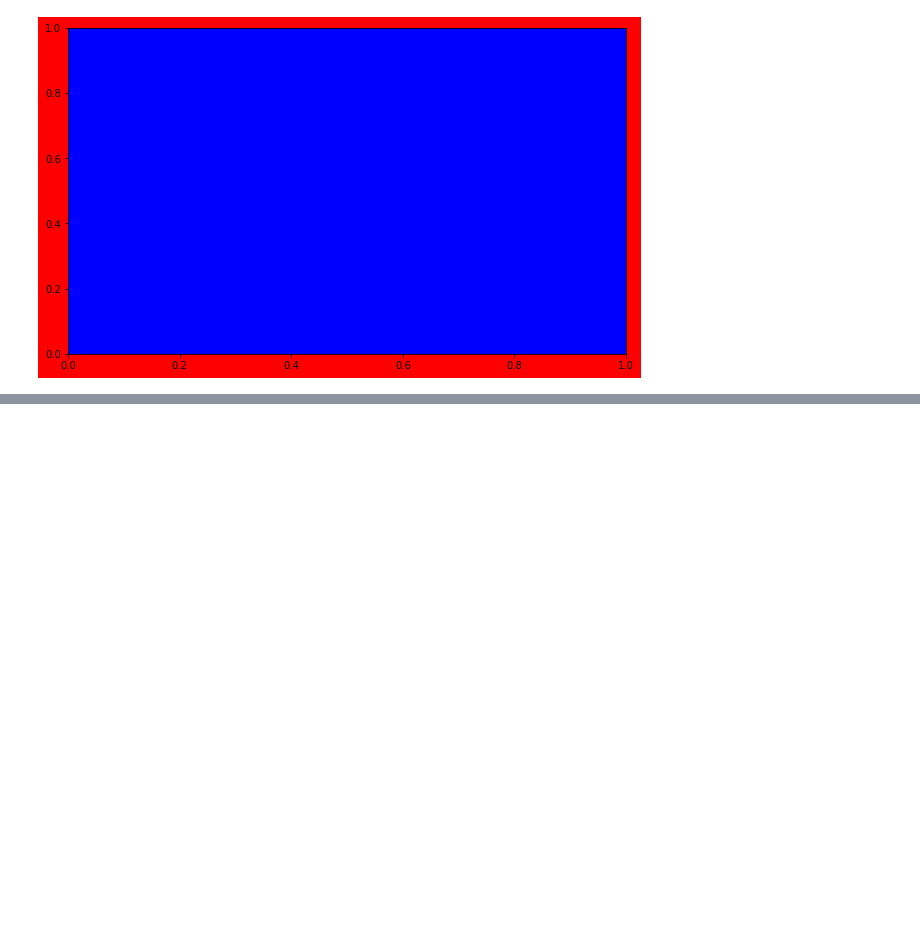
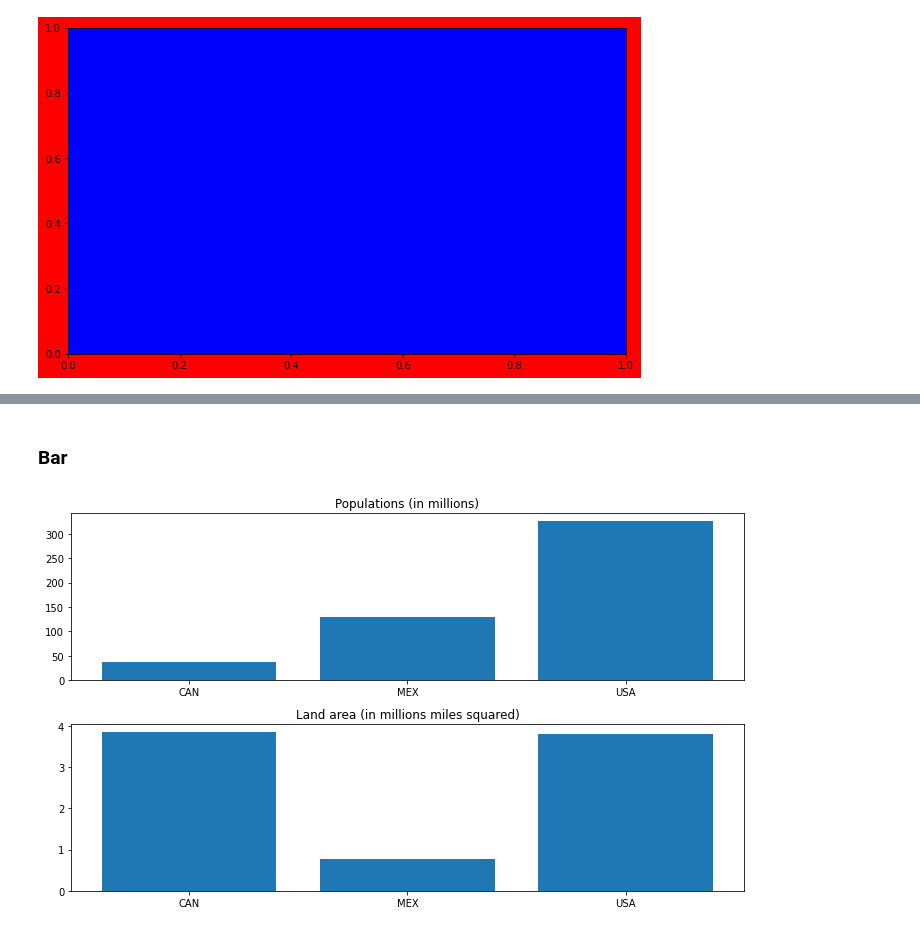
Before and after one commit to amoreira2/Lectures, a Jupyter notebook: chapters/scientific/plotting1.ipynb, the cells around one changed output, grey strips where cells are left out. Saved outputs shown, nothing was run; the diff lists cells and outputs as text; code cells hidden in the pictures; blank space fills up the shorter version.

```diff
--- a/chapters/scientific/plotting1.ipynb
+++ b/chapters/scientific/plotting1.ipynb
@@ -189,0 +245,19 @@ ax.set_facecolor("blue")
+# %% [markdown]
+
+### Bar
+# %%
+countries = ["CAN", "MEX", "USA"]
+populations = [36.7, 129.2, 325.700]
+land_area = [3.850, 0.761, 3.790]
+
+fig, ax = plt.subplots(2)
+
+ax[0].bar(countries, populations, align="center")
+ax[0].set_title("Populations (in millions)")
+
+ax[1].bar(countries, land_area, align="center")
+ax[1].set_title("Land area (in millions miles squared)")
+
+fig.tight_layout()
+# %% [output]
+[figure, added]
```
Also changed, not shown: parts of 7 cells of this notebook, 1 other file.
